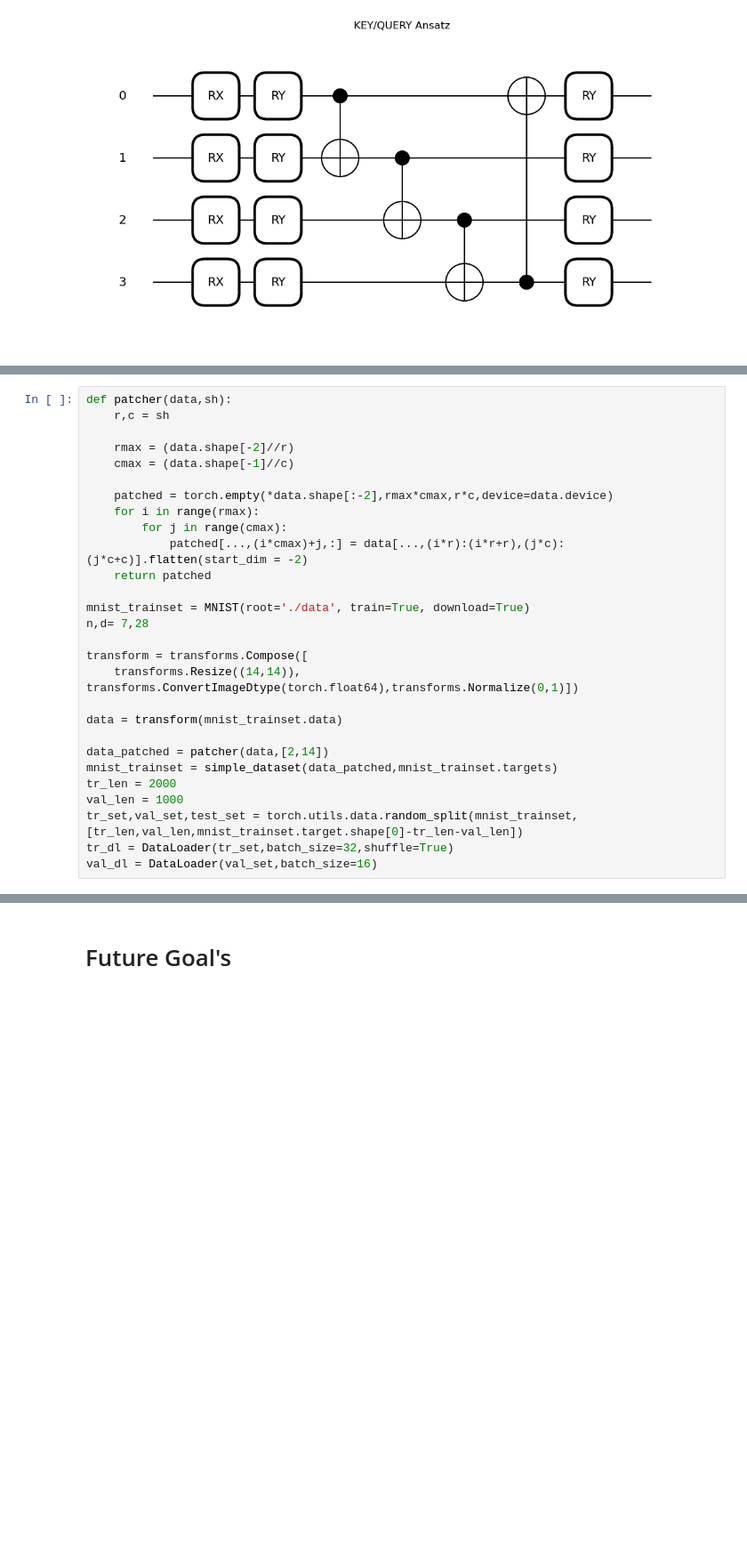
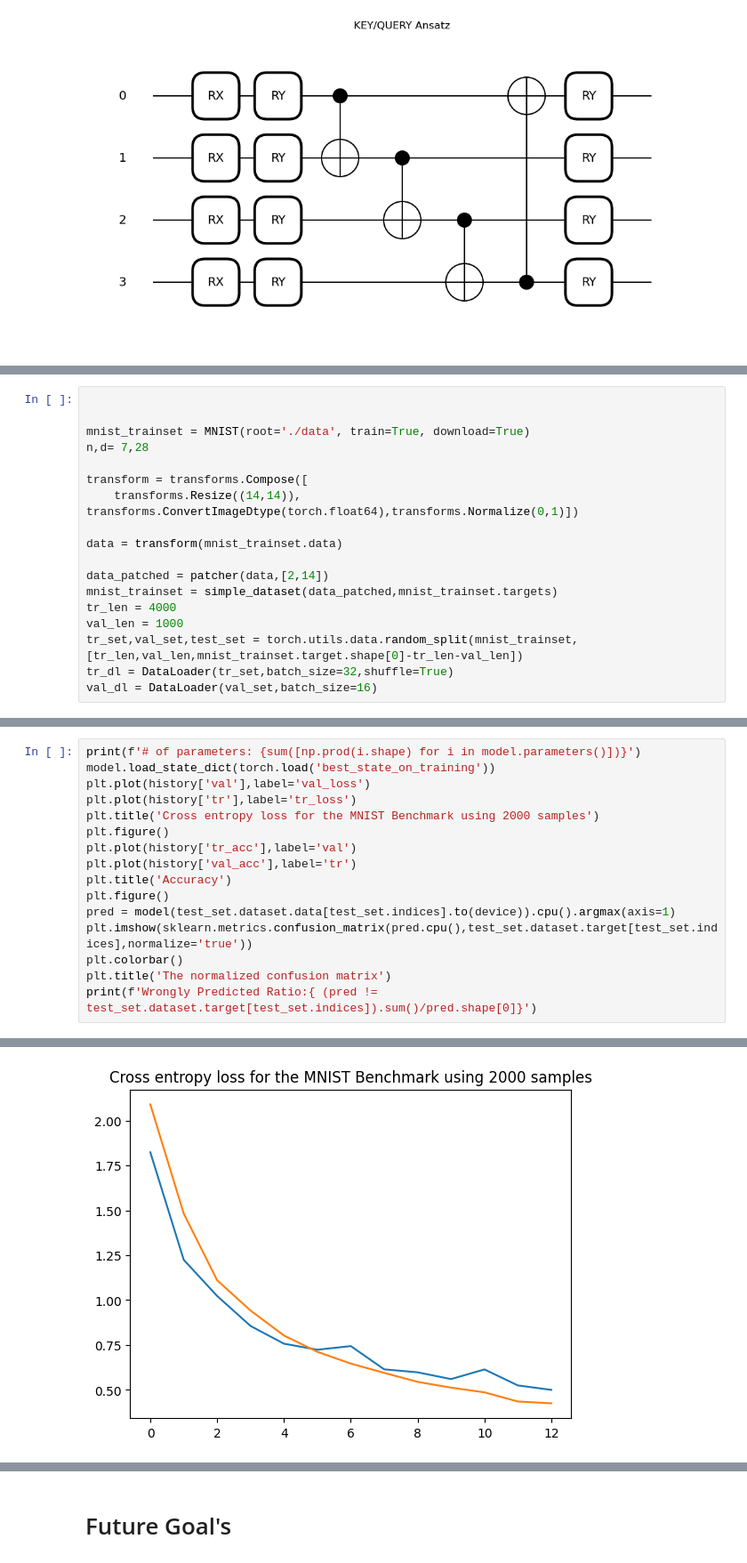
Before and after one commit to EyupBunlu/QViT_HEP_ML4Sci, a Jupyter notebook: Introduction.ipynb, the cells around one changed output, grey strips where cells are left out. Shown: that part at 89% size. Saved outputs shown, nothing was run; the diff lists cells and outputs as text; blank space fills up the shorter version.

```diff
--- a/Introduction.ipynb
+++ b/Introduction.ipynb
@@ -313,15 +318,5 @@ Text(0.5, 1.0, 'KEY/QUERY Ansatz')
 # %%
-def patcher(data,sh):
-    r,c = sh
 
-    rmax = (data.shape[-2]//r)
-    cmax = (data.shape[-1]//c)
-
-    patched = torch.empty(*data.shape[:-2],rmax*cmax,r*c,device=data.device)
-    for i in range(rmax):
-        for j in range(cmax):
-            patched[...,(i*cmax)+j,:] = data[...,(i*r):(i*r+r),(j*c):(j*c+c)].flatten(start_dim = -2)
-    return patched
 
 mnist_trainset = MNIST(root='./data', train=True, download=True)
 n,d= 7,28
@@ -334,7 +329,7 @@ data = transform(mnist_trainset.data)
 
 data_patched = patcher(data,[2,14])
 mnist_trainset = simple_dataset(data_patched,mnist_trainset.targets)
-tr_len = 2000
+tr_len = 4000
 val_len = 1000
 tr_set,val_set,test_set = torch.utils.data.random_split(mnist_trainset,[tr_len,val_len,mnist_trainset.target.shape[0]-tr_len-val_len])
 tr_dl = DataLoader(tr_set,batch_size=32,shuffle=True)
@@ -401,0 +345,17 @@ Wrongly Predicted:6748/57000
+# %%
+print(f'# of parameters: {sum([np.prod(i.shape) for i in model.parameters()])}')
+model.load_state_dict(torch.load('best_state_on_training'))
+plt.plot(history['val'],label='val_loss')
+plt.plot(history['tr'],label='tr_loss')
+plt.title('Cross entropy loss for the MNIST Benchmark using 2000 samples')
+plt.figure()
+plt.plot(history['tr_acc'],label='val')
+plt.plot(history['val_acc'],label='tr')
+plt.title('Accuracy')
+plt.figure()
+pred = model(test_set.dataset.data[test_set.indices].to(device)).cpu().argmax(axis=1)
+plt.imshow(sklearn.metrics.confusion_matrix(pred.cpu(),test_set.dataset.target[test_set.indices],normalize='true'))
+plt.colorbar()
+plt.title('The normalized confusion matrix')
+print(f'Wrongly Predicted Ratio:{ (pred != test_set.dataset.target[test_set.indices]).sum()/pred.shape[0]}')
+# %% [output]
@@ -401,0 +364 @@ Wrongly Predicted:6748/57000
+[figure, added]
```
Also changed, not shown: parts of 18 cells of this notebook, 5 other files.
